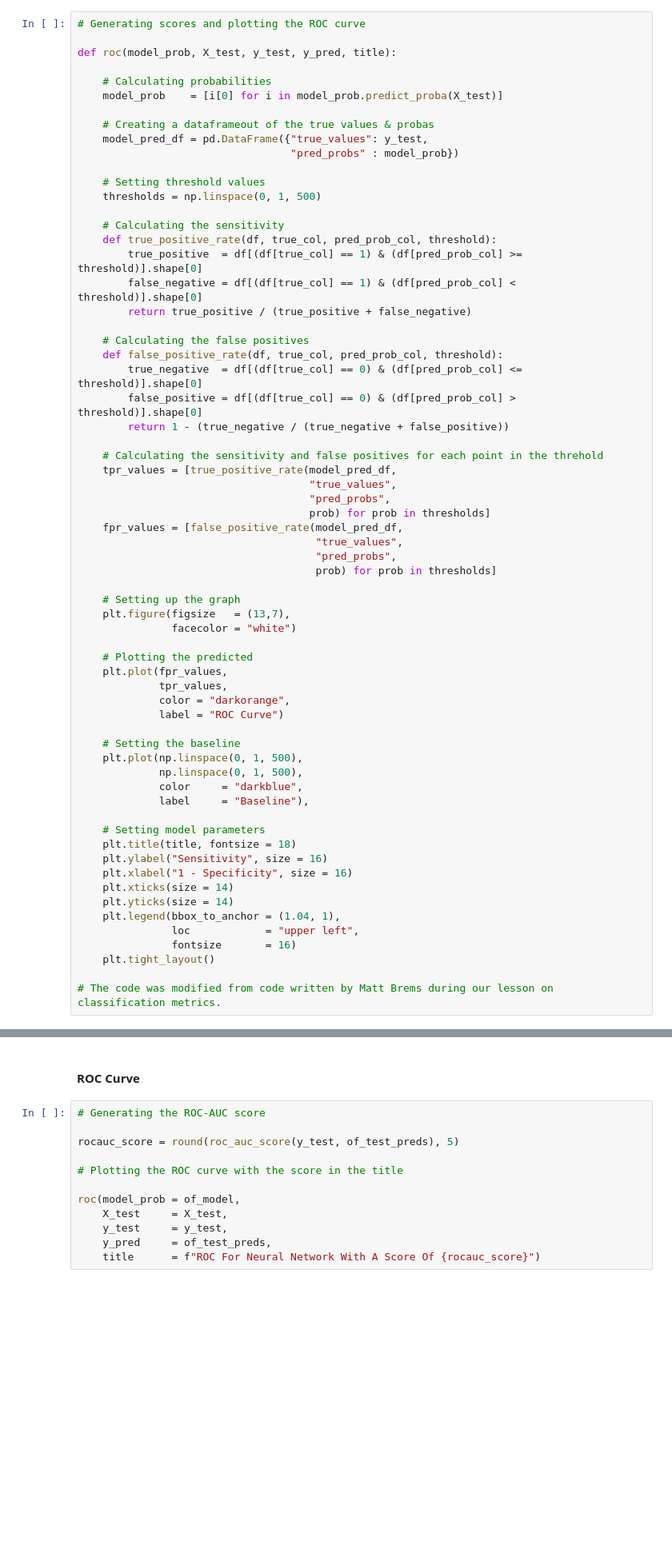
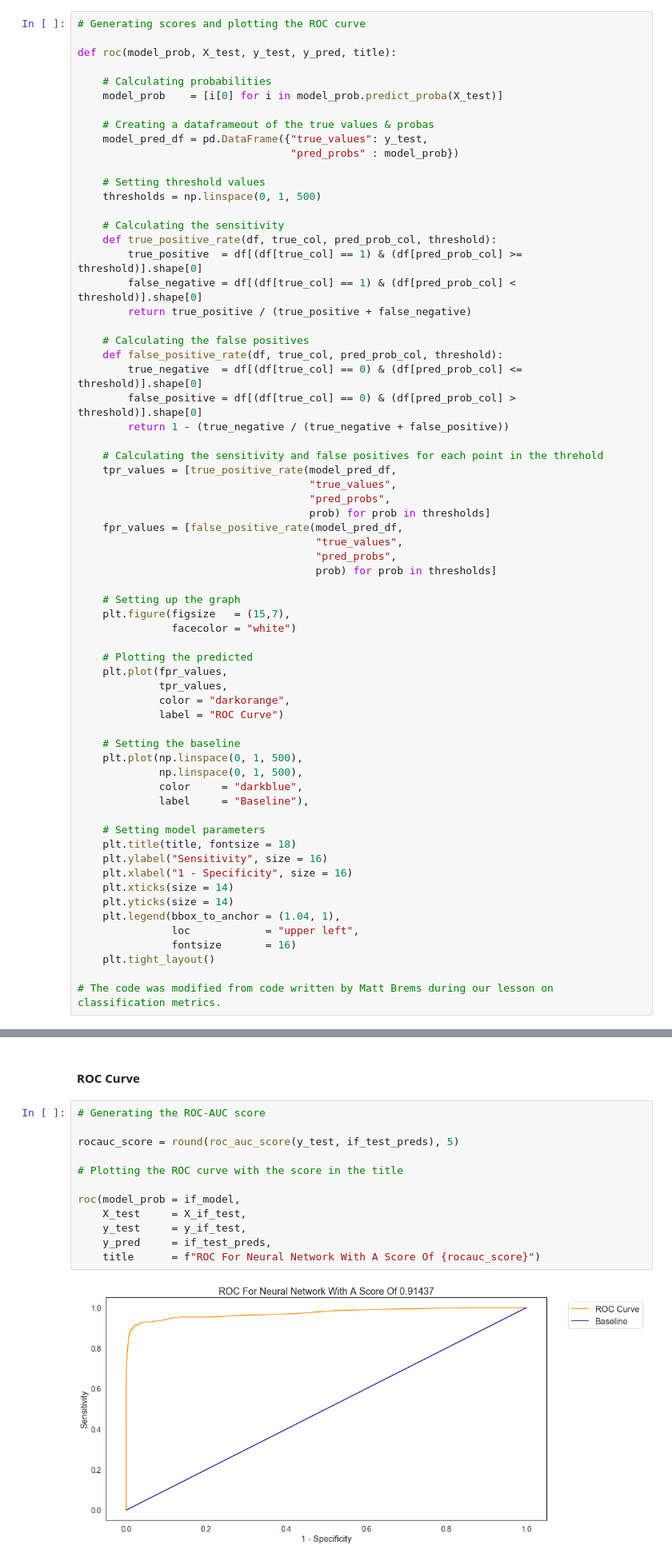
Before and after one commit to a-bergman/Pulsar-Star-Prediction, a Jupyter notebook: Code/Modeling & Evaluation.ipynb, the cells around one changed output, grey strips where cells are left out. Shown: that part at 80% size. Drawn from its saved outputs; the diff is of its cells as text; blank space fills up the shorter version.

```diff
--- a/Code/Modeling & Evaluation.ipynb
+++ b/Code/Modeling & Evaluation.ipynb
@@ -633,7 +759,7 @@ def roc(model_prob, X_test, y_test, y_pred, title):
                                       prob) for prob in thresholds]
 
     # Setting up the graph
-    plt.figure(figsize   = (13,7),
+    plt.figure(figsize   = (15,7),
                facecolor = "white")
 
     # Plotting the predicted
@@ -731,12 +877,14 @@ plot_scores(df     = scores*100,
 # %%
 # Generating the ROC-AUC score
 
-rocauc_score = round(roc_auc_score(y_test, of_test_preds), 5)
+rocauc_score = round(roc_auc_score(y_test, if_test_preds), 5)
 
 # Plotting the ROC curve with the score in the title
 
-roc(model_prob = of_model,
-    X_test     = X_test,
-    y_test     = y_test,
-    y_pred     = of_test_preds,
+roc(model_prob = if_model,
+    X_test     = X_if_test,
+    y_test     = y_if_test,
+    y_pred     = if_test_preds,
     title      = f"ROC For Neural Network With A Score Of {rocauc_score}")
+# %% [output]
+[figure, added]
```
Also changed, not shown: parts of 44 cells of this notebook.
